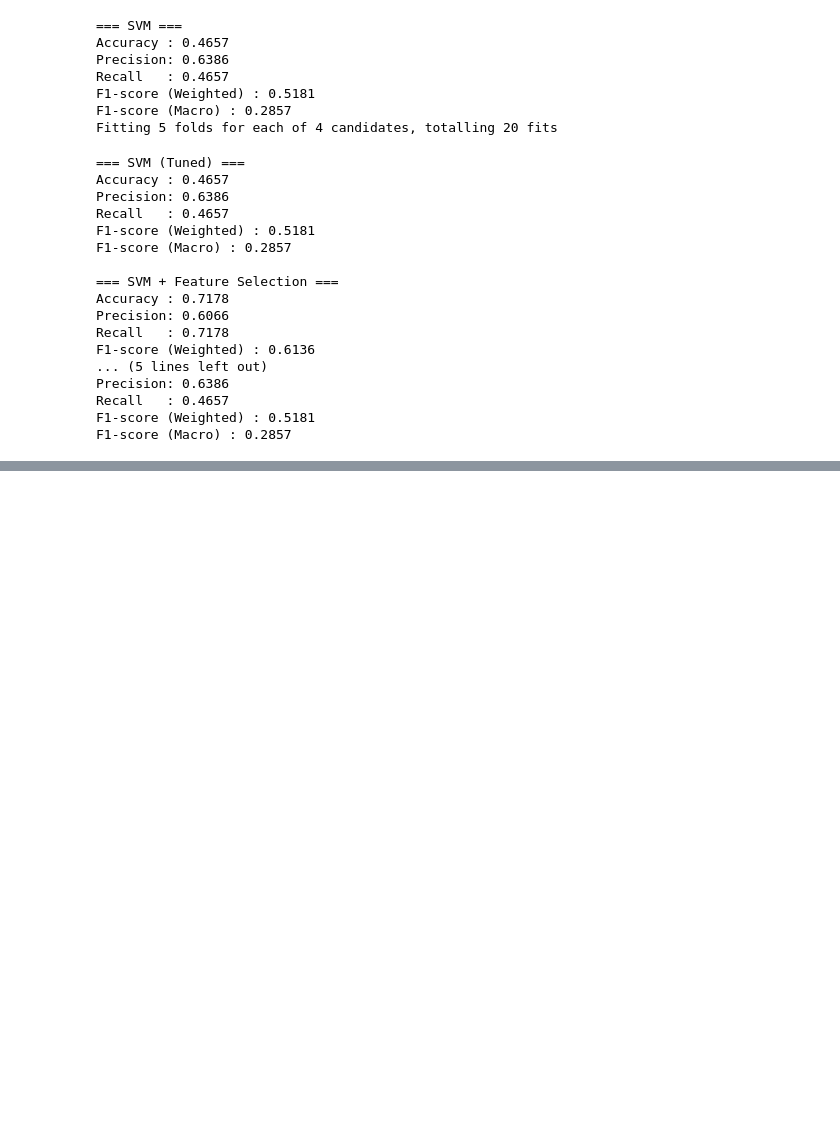
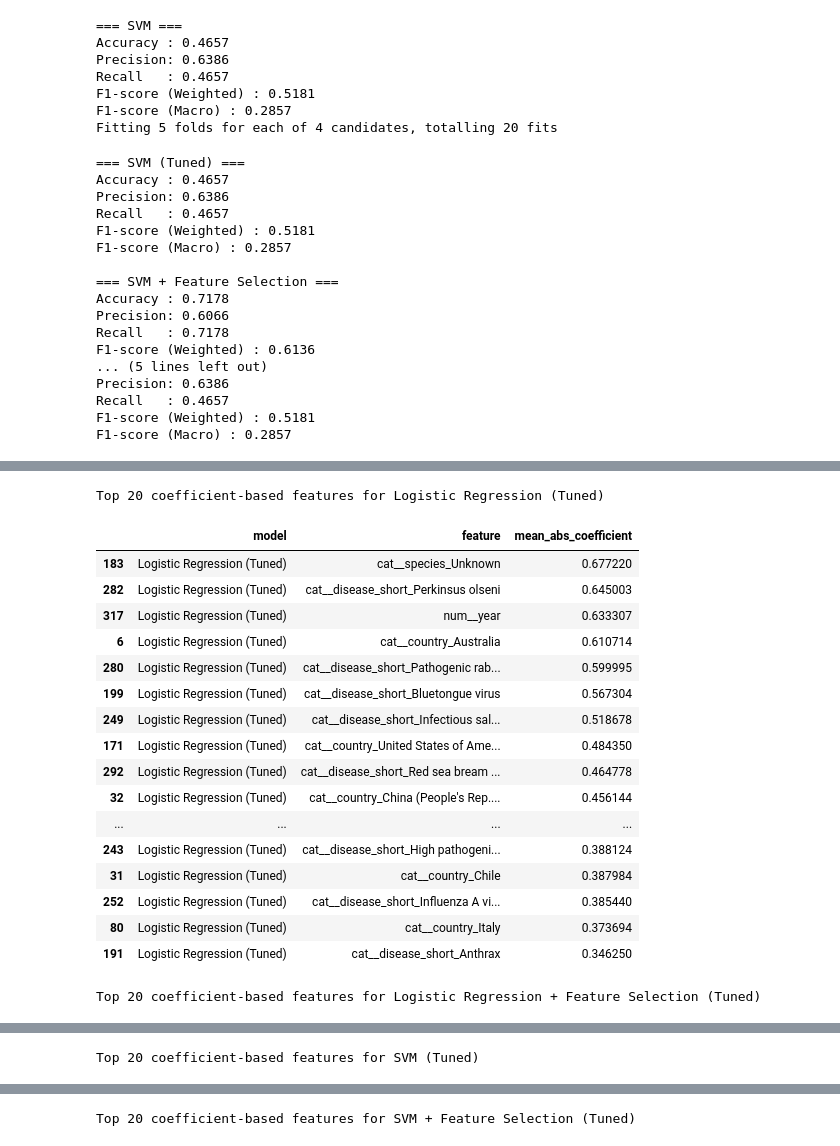
Before and after one commit to ncsalam/Animal-Health-Incidents-ML-, a Jupyter notebook: CSC522_Final_Project.ipynb, the cells around one changed output, grey strips where cells are left out. Drawn from its saved outputs; the diff is of its cells as text; code cells hidden in the pictures; blank space fills up the shorter version.

```diff
--- a/CSC522_Final_Project.ipynb
+++ b/CSC522_Final_Project.ipynb
@@ -2158,0 +2651,64 @@ F1-score (Macro) : 0.2857
+# %%
+def coefficient_importance_table(name, model, top_n=20):
+    best_estimator = model.best_estimator_ if hasattr(model, "best_estimator_") else model
+    feature_names = get_feature_names_from_pipeline(model)
+
+    if feature_names is None:
+        print(f"{name}: Could not extract feature names.")
+        return None
+
+    classifier = best_estimator.named_steps["classifier"]
+
+    if not hasattr(classifier, "coef_"):
+        print(f"{name}: Classifier does not expose coefficients.")
+        return None
+
+    coef_importance = abs(classifier.coef_).mean(axis=0)
+
+    coef_df = pd.DataFrame({
+        "model": name,
+        "feature": feature_names,
+        "mean_abs_coefficient": coef_importance
+    }).sort_values("mean_abs_coefficient", ascending=False)
+
+    print(f"\nTop {top_n} coefficient-based features for {name}")
+    display(coef_df.head(top_n))
+
+    return coef_df
+
+
+coef_dfs = []
+
+linear_models_for_insight = {
+    "Logistic Regression (Tuned)": grid_search_lr,
+    "Logistic Regression + Feature Selection (Tuned)": grid_search_lr_kbest,
+    "SVM (Tuned)": grid_search_svm,
+    "SVM + Feature Selection (Tuned)": grid_search_svm_kbest,
+}
+
+for name, model in linear_models_for_insight.items():
+    result = coefficient_importance_table(name, model)
+    if result is not None:
+        coef_dfs.append(result)
+
+all_linear_coefficients = pd.concat(coef_dfs, ignore_index=True)
+# %% [output]
+Top 20 coefficient-based features for Logistic Regression (Tuned)
+|  | model | feature | mean_abs_coefficient |
+| 183 | Logistic Regression (Tuned) | cat__species_Unknown | 0.677220 |
+| 282 | Logistic Regression (Tuned) | cat__disease_short_Perkinsus olseni | 0.645003 |
+| 317 | Logistic Regression (Tuned) | num__year | 0.633307 |
+| 6 | Logistic Regression (Tuned) | cat__country_Australia | 0.610714 |
+| 280 | Logistic Regression (Tuned) | cat__disease_short_Pathogenic rab... | 0.599995 |
+| 199 | Logistic Regression (Tuned) | cat__disease_short_Bluetongue virus | 0.567304 |
+| 249 | Logistic Regression (Tuned) | cat__disease_short_Infectious sal... | 0.518678 |
+| 171 | Logistic Regression (Tuned) | cat__country_United States of Ame... | 0.484350 |
+| 292 | Logistic Regression (Tuned) | cat__disease_short_Red sea bream ... | 0.464778 |
+| 32 | Logistic Regression (Tuned) | cat__country_China (People's Rep.... | 0.456144 |
+| ... | ... | ... | ... |
+| 243 | Logistic Regression (Tuned) | cat__disease_short_High pathogeni... | 0.388124 |
+| 31 | Logistic Regression (Tuned) | cat__country_Chile | 0.387984 |
+| 252 | Logistic Regression (Tuned) | cat__disease_short_Influenza A vi... | 0.385440 |
+| 80 | Logistic Regression (Tuned) | cat__country_Italy | 0.373694 |
+| 191 | Logistic Regression (Tuned) | cat__disease_short_Anthrax | 0.346250 |
+Top 20 coefficient-based features for Logistic Regression + Feature Selection (Tuned)
@@ -2158,0 +2732 @@ F1-score (Macro) : 0.2857
+Top 20 coefficient-based features for SVM (Tuned)
@@ -2158,0 +2750 @@ F1-score (Macro) : 0.2857
+Top 20 coefficient-based features for SVM + Feature Selection (Tuned)
```
Also changed, not shown: parts of 23 cells of this notebook.
